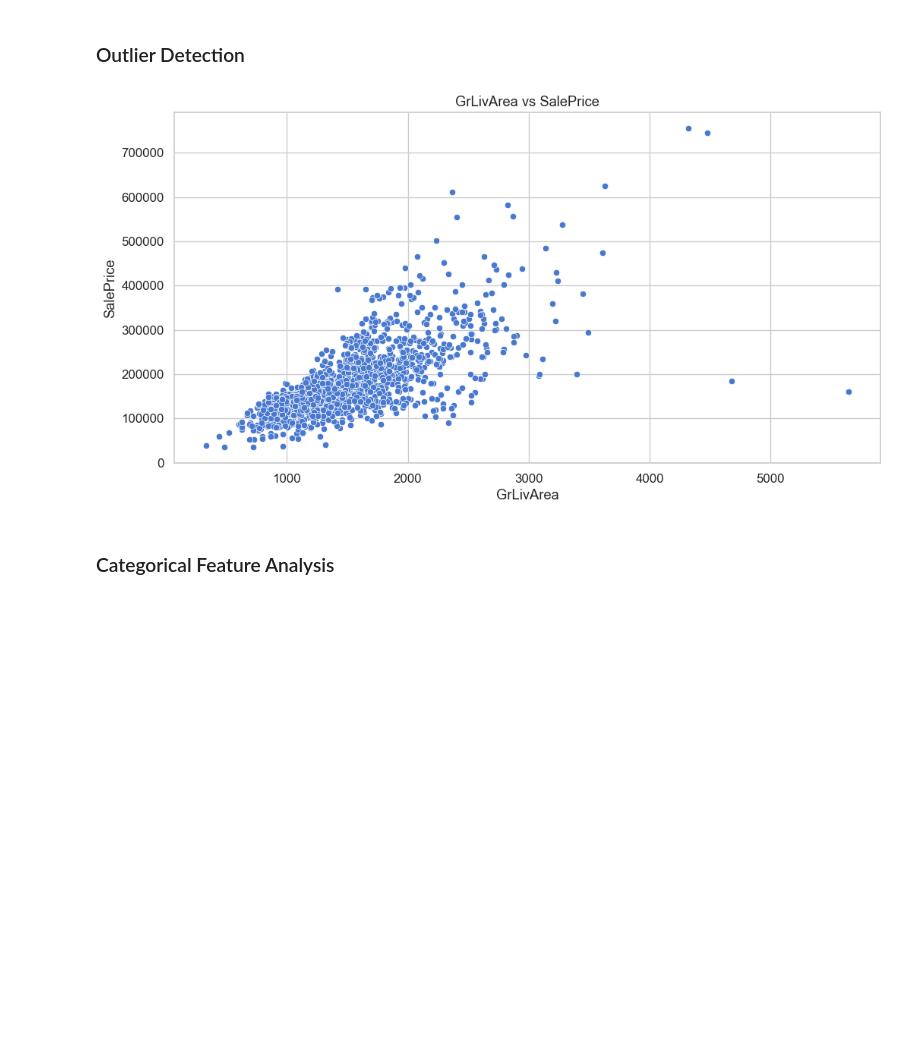
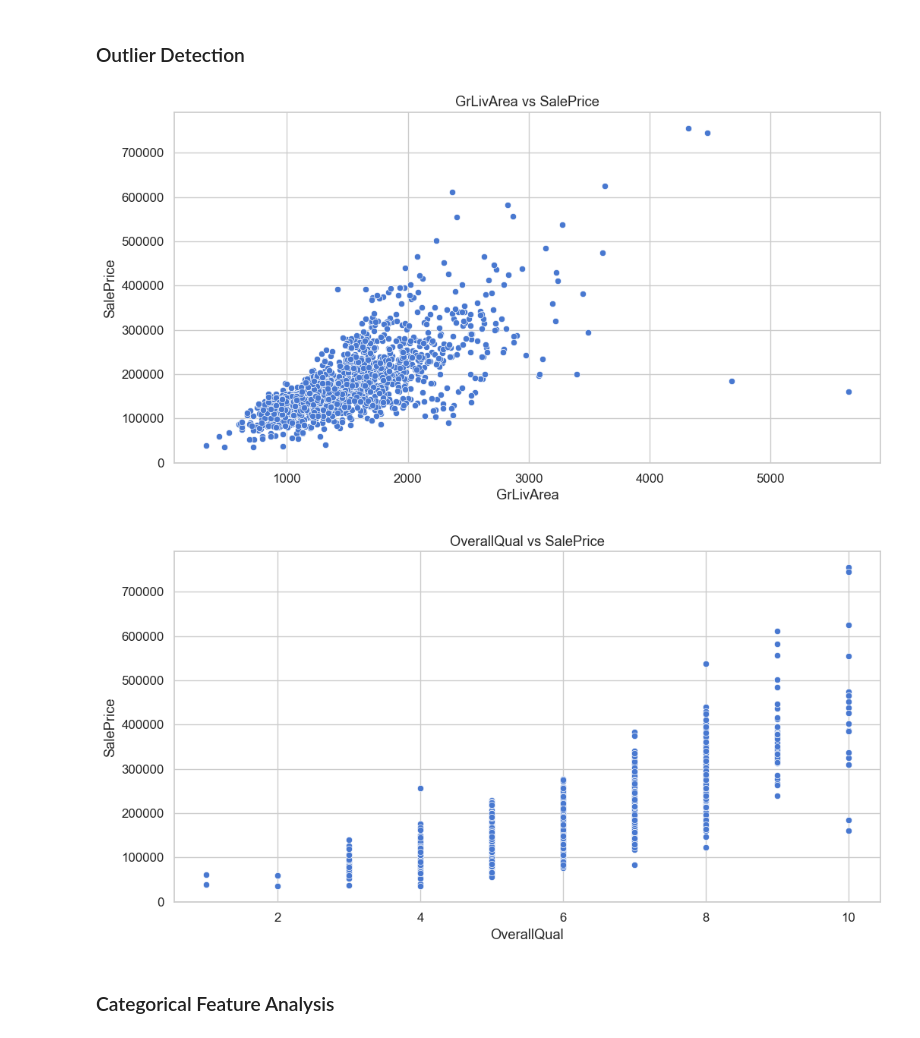
Before and after one commit to rizinkp/DSML_FinalProject, a Jupyter notebook: house-price-prediction/src/notebooks/01_EDA.ipynb, the cells around one changed output. Cells and saved outputs as stored; diff of their text form; code cells hidden in the pictures; blank space fills up the shorter version.

```diff
--- a/house-price-prediction/src/notebooks/01_EDA.ipynb
+++ b/house-price-prediction/src/notebooks/01_EDA.ipynb
@@ -136,14 +168,20 @@ Number of numerical features: 39
 # %%
 # 7. Outlier in GrLivArea vs SalePrice
 plt.figure(figsize=(12,6))
 sns.scatterplot(data=df, x='GrLivArea', y='SalePrice')
 plt.title("GrLivArea vs SalePrice")
 plt.show()
 
+plt.figure(figsize=(12,6))
+sns.scatterplot(data=df, x='OverallQual', y='SalePrice')
+plt.title("OverallQual vs SalePrice")
+plt.show()
+
 # Removing known outliers
 df = df[df['GrLivArea'] < 4500]
 # %% [output]
 [figure]
+[figure, added]
 # %% [markdown]
 ### Categorical Feature Analysis
 # %%
```
Also changed, not shown: parts of 4 cells of this notebook, 1 other file.
